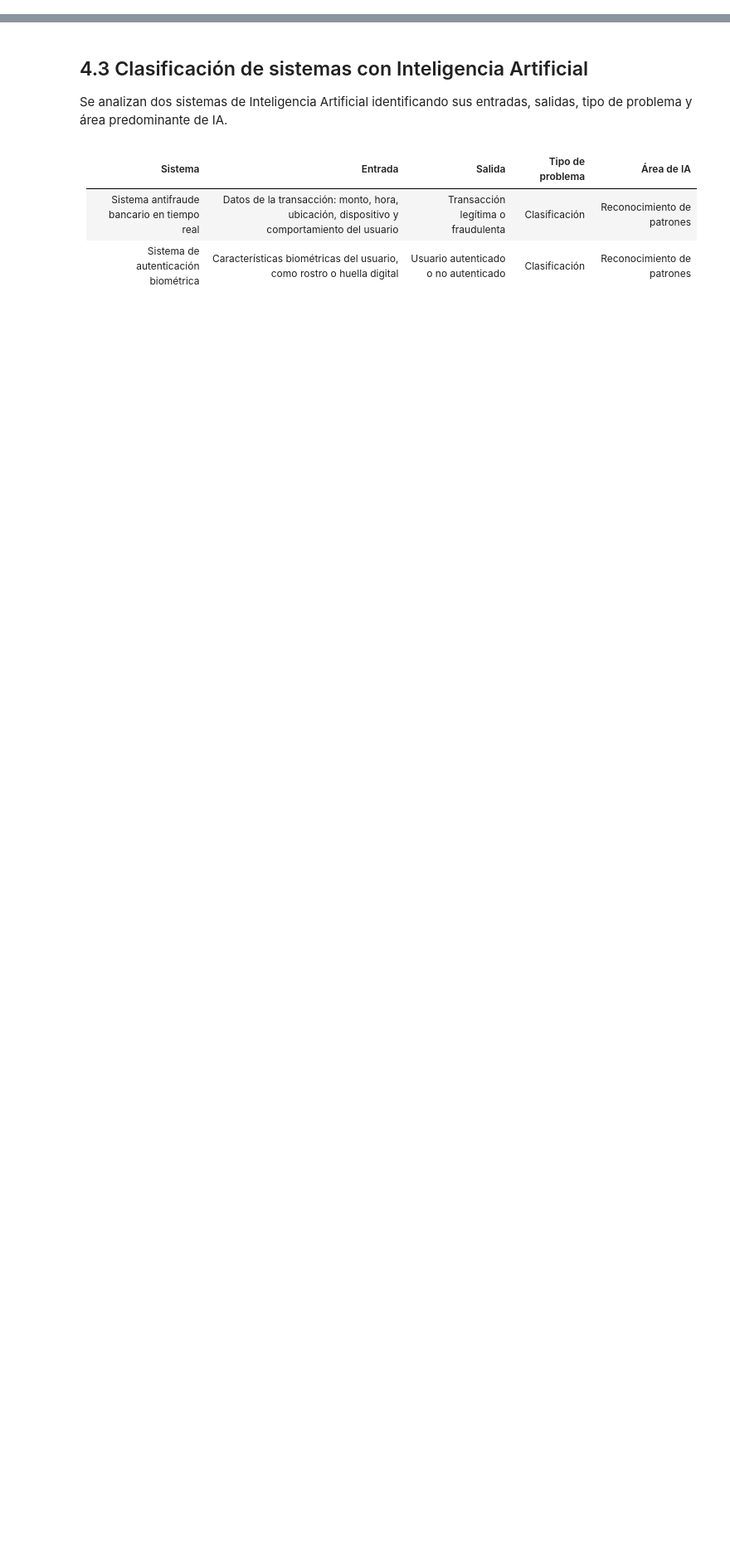
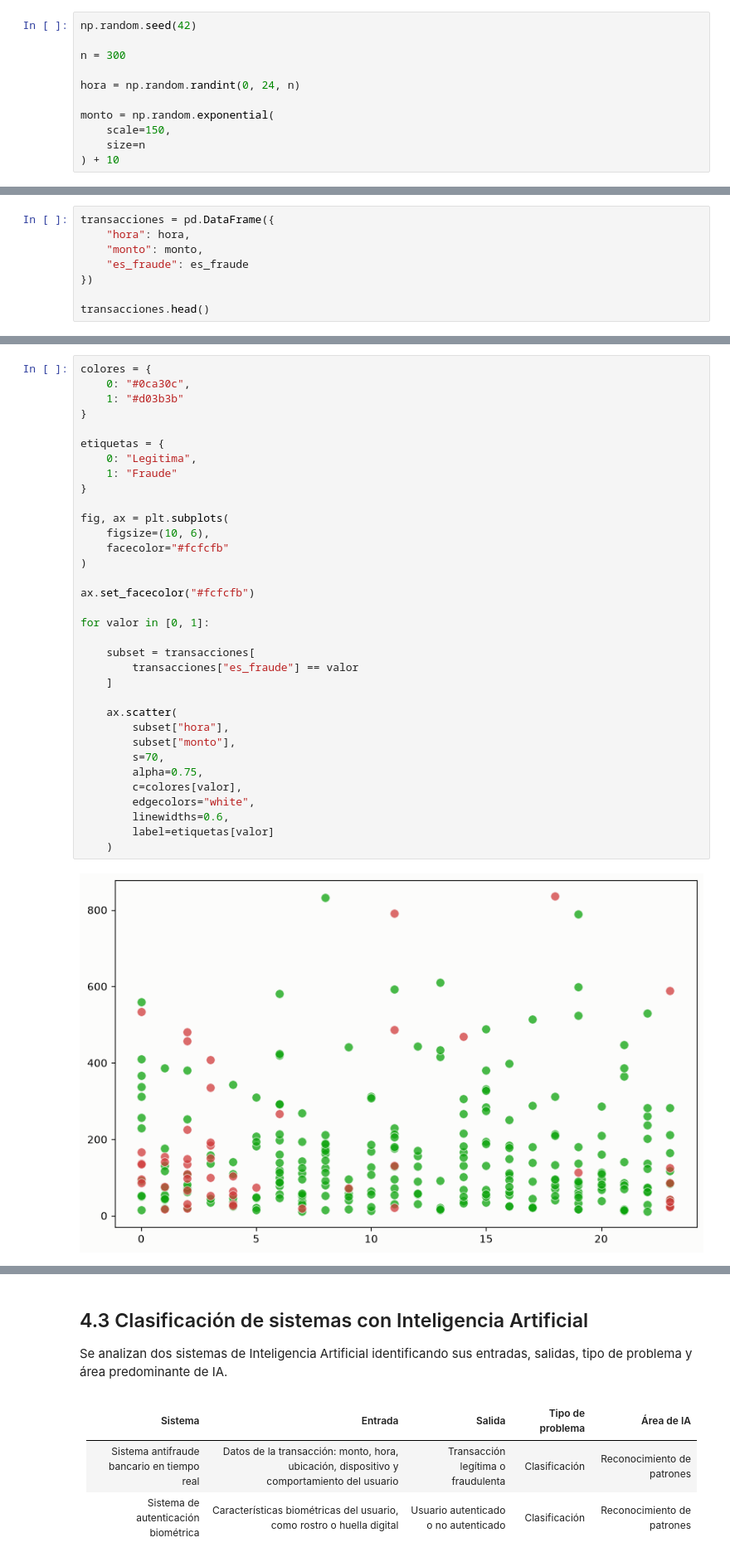
Before and after one commit to EdersonGP/IS484-LAB01-Ederson, a Jupyter notebook: IS484_Lab01_Inteligencia_Artificial.ipynb, the cells around one changed output, grey strips where cells are left out. Shown at 83% size. Drawn from its saved outputs; the diff is of its cells as text; blank space fills up the shorter version.

```diff
--- a/IS484_Lab01_Inteligencia_Artificial.ipynb
+++ b/IS484_Lab01_Inteligencia_Artificial.ipynb
@@ -0,0 +31,11 @@
+# %%
+np.random.seed(42)
+
+n = 300
+
+hora = np.random.randint(0, 24, n)
+
+monto = np.random.exponential(
+    scale=150,
+    size=n
+) + 10
@@ -0,0 +66,8 @@
+# %%
+transacciones = pd.DataFrame({
+    "hora": hora,
+    "monto": monto,
+    "es_fraude": es_fraude
+})
+
+transacciones.head()
@@ -0,0 +85,36 @@
+# %%
+colores = {
+    0: "#0ca30c",
+    1: "#d03b3b"
+}
+
+etiquetas = {
+    0: "Legitima",
+    1: "Fraude"
+}
+
+fig, ax = plt.subplots(
+    figsize=(10, 6),
+    facecolor="#fcfcfb"
+)
+
+ax.set_facecolor("#fcfcfb")
+
+for valor in [0, 1]:
+
+    subset = transacciones[
+        transacciones["es_fraude"] == valor
+    ]
+
+    ax.scatter(
+        subset["hora"],
+        subset["monto"],
+        s=70,
+        alpha=0.75,
+        c=colores[valor],
+        edgecolors="white",
+        linewidths=0.6,
+        label=etiquetas[valor]
+    )
+# %% [output]
+[figure, added]
```
Also changed, not shown: parts of 11 cells of this notebook.
